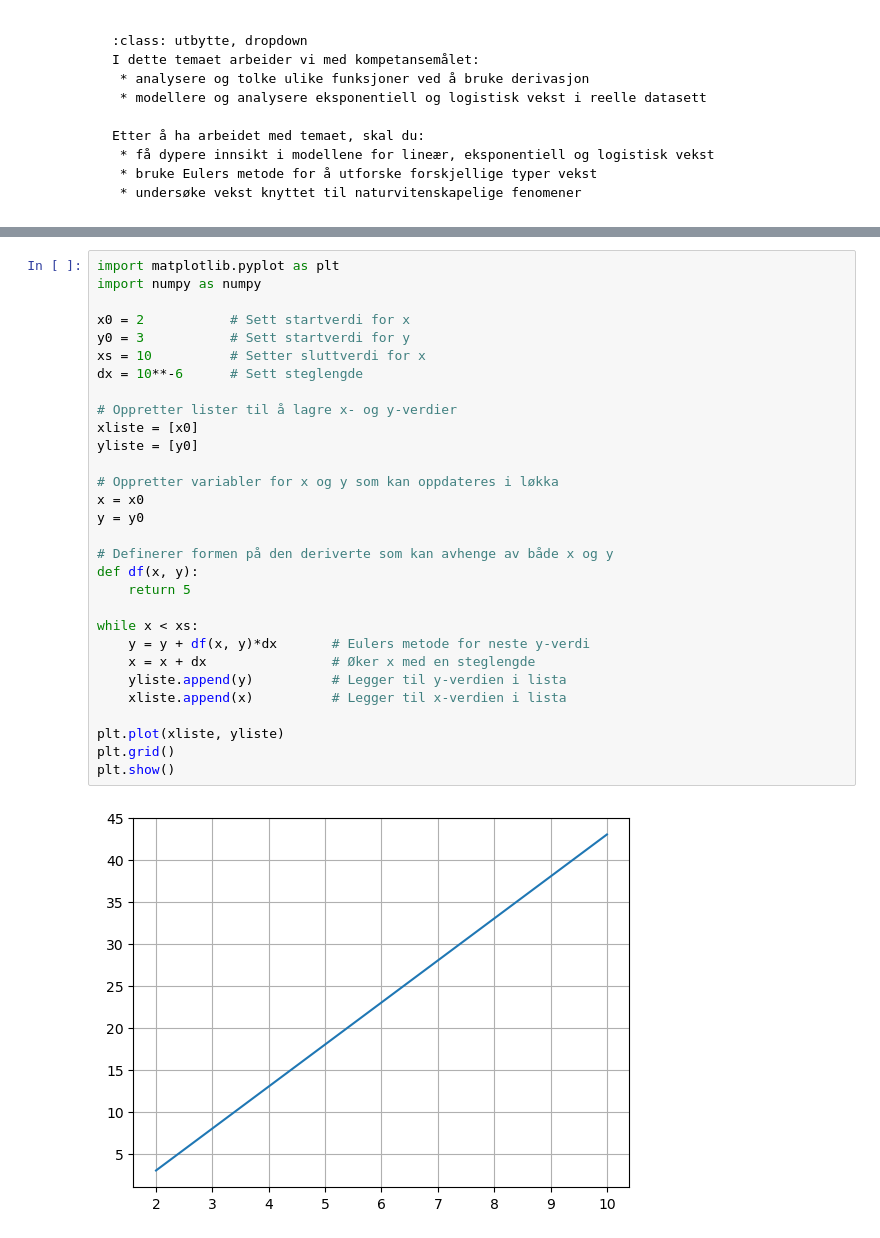
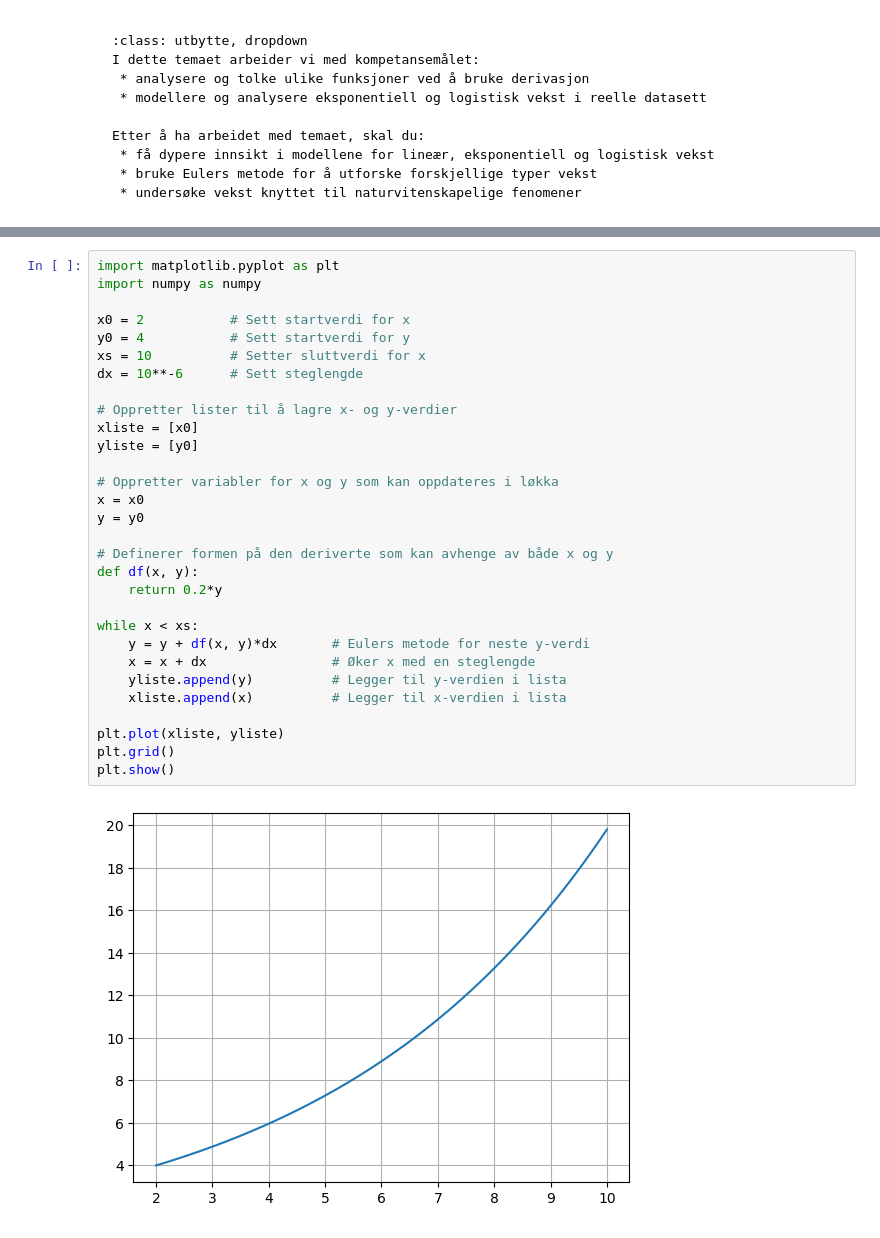
Before and after one commit to kstige/Matematikk-R1, a Jupyter notebook: _build/jupyter_execute/docs/numerikkmodeller/eulersmetode.ipynb, the cells around one changed output, grey strips where cells are left out. Saved outputs shown, nothing was run; the diff lists cells and outputs as text.

```diff
--- a/_build/jupyter_execute/docs/numerikkmodeller/eulersmetode.ipynb
+++ b/_build/jupyter_execute/docs/numerikkmodeller/eulersmetode.ipynb
@@ -90,32 +118,32 @@ La oss prøve å bruke koden over til å modellere en lineær vekst fra punktet
 # %%
 import matplotlib.pyplot as plt
 import numpy as numpy
 
 x0 = 2           # Sett startverdi for x
-y0 = 3           # Sett startverdi for y
+y0 = 4           # Sett startverdi for y
 xs = 10          # Setter sluttverdi for x
 dx = 10**-6      # Sett steglengde
 
 # Oppretter lister til å lagre x- og y-verdier
 xliste = [x0]
 yliste = [y0]
 
 # Oppretter variabler for x og y som kan oppdateres i løkka
 x = x0
 y = y0
 
 # Definerer formen på den deriverte som kan avhenge av både x og y
 def df(x, y):
-    return 5
+    return 0.2*y
 
 while x < xs:
     y = y + df(x, y)*dx       # Eulers metode for neste y-verdi
     x = x + dx                # Øker x med en steglengde
     yliste.append(y)          # Legger til y-verdien i lista
     xliste.append(x)          # Legger til x-verdien i lista
 
 plt.plot(xliste, yliste)
 plt.grid()
 plt.show()
 # %% [output]
-[figure, old version]
+[figure, new version]
```
Also changed, not shown: parts of 16 cells of this notebook, 17 other files.
